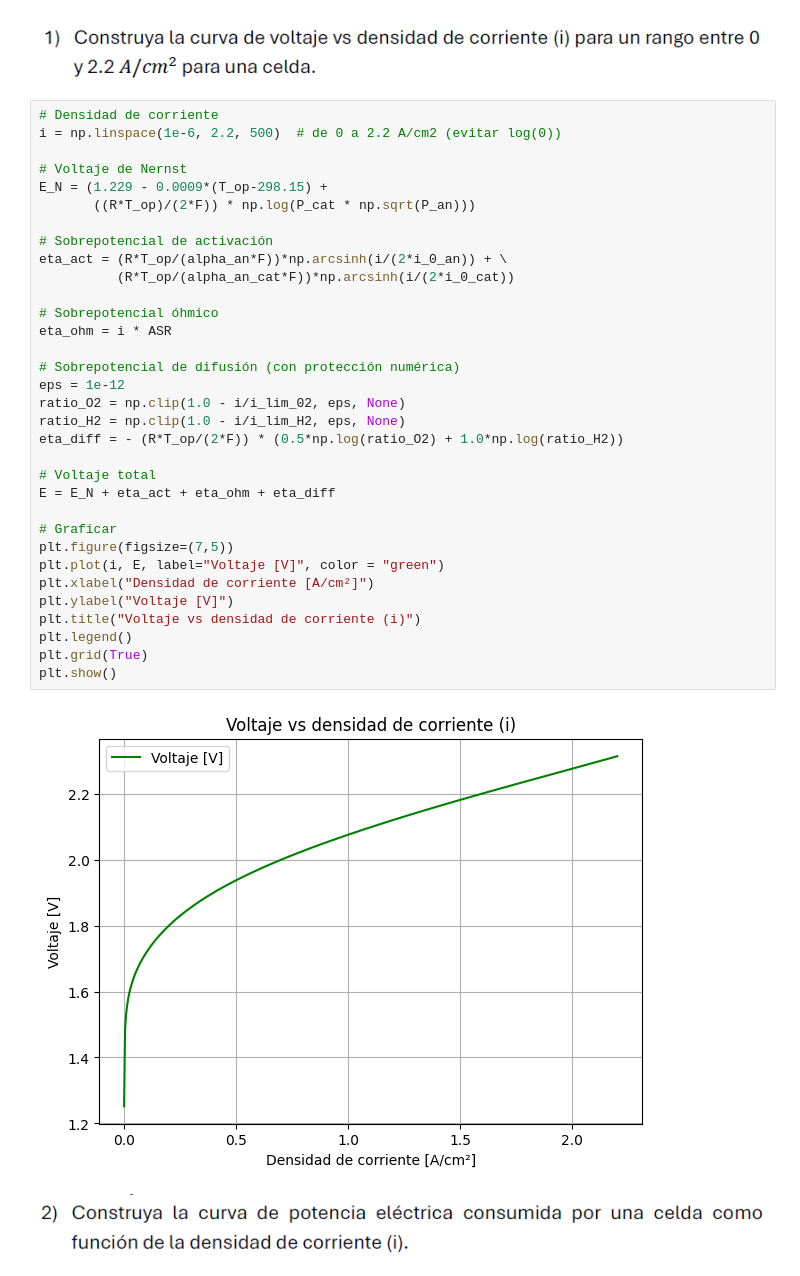
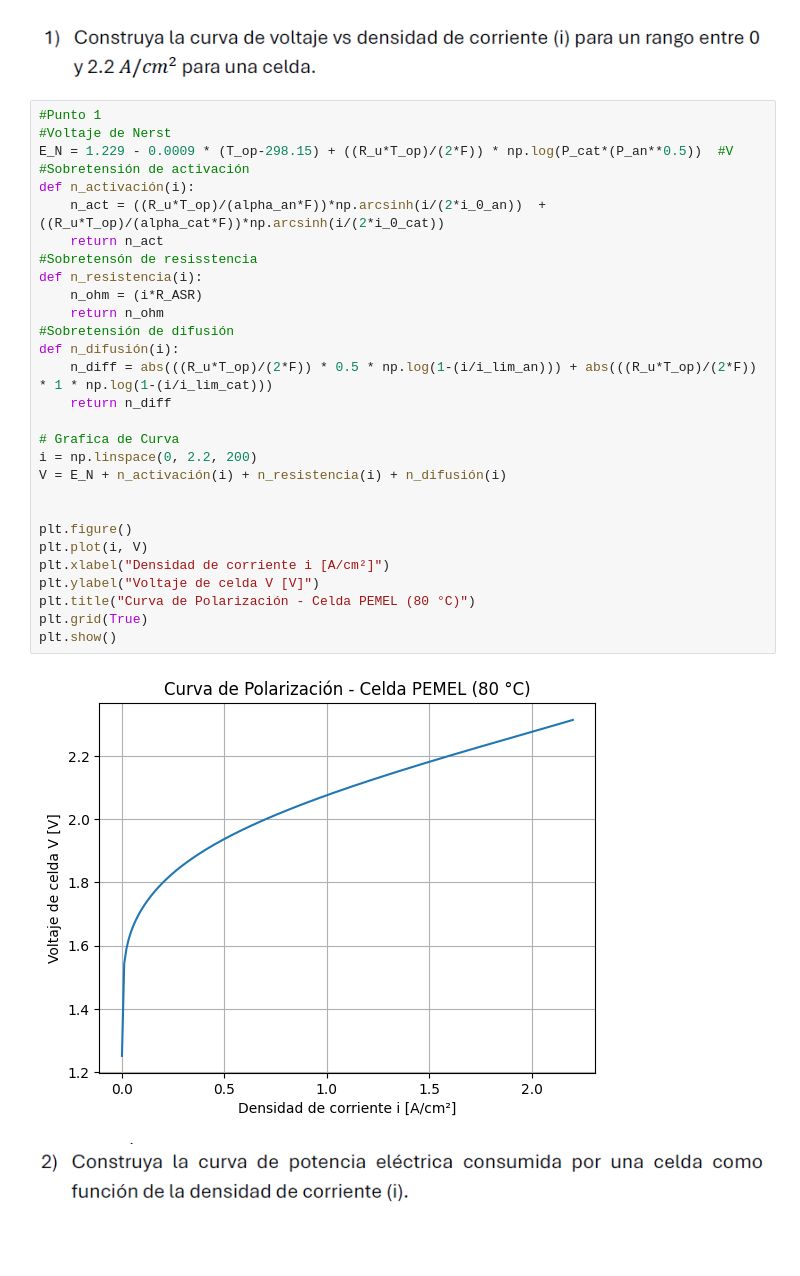
Before and after one commit to SantiagoAcostaMarino/Hidrogeno_Parcial, a Jupyter notebook: Parcial.ipynb, the cells around one changed output. Drawn from its saved outputs; the diff is of its cells as text; blank space fills up the shorter version.

```diff
--- a/Parcial.ipynb
+++ b/Parcial.ipynb
@@ -24,40 +26,36 @@ n_celdas = 300 # numero de celdas
 # %% [markdown]
 ![image.png](attachment:image.png)
 # %%
-# Densidad de corriente
-i = np.linspace(1e-6, 2.2, 500)  # de 0 a 2.2 A/cm2 (evitar log(0))
+#Punto 1
+#Voltaje de Nerst
+E_N = 1.229 - 0.0009 * (T_op-298.15) + ((R_u*T_op)/(2*F)) * np.log(P_cat*(P_an**0.5))  #V
+#Sobretensión de activación
+def n_activación(i):
+    n_act = ((R_u*T_op)/(alpha_an*F))*np.arcsinh(i/(2*i_0_an))  + ((R_u*T_op)/(alpha_cat*F))*np.arcsinh(i/(2*i_0_cat))
+    return n_act
+#Sobretensón de resisstencia
+def n_resistencia(i):
+    n_ohm = (i*R_ASR)
+    return n_ohm
+#Sobretensión de difusión
+def n_difusión(i):
+    n_diff = abs(((R_u*T_op)/(2*F)) * 0.5 * np.log(1-(i/i_lim_an))) + abs(((R_u*T_op)/(2*F)) * 1 * np.log(1-(i/i_lim_cat)))
+    return n_diff
 
-# Voltaje de Nernst
-E_N = (1.229 - 0.0009*(T_op-298.15) +
-       ((R*T_op)/(2*F)) * np.log(P_cat * np.sqrt(P_an)))
+# Grafica de Curva
+i = np.linspace(0, 2.2, 200)
+V = E_N + n_activación(i) + n_resistencia(i) + n_difusión(i)
 
-# Sobrepotencial de activación
-eta_act = (R*T_op/(alpha_an*F))*np.arcsinh(i/(2*i_0_an)) + \
-          (R*T_op/(alpha_an_cat*F))*np.arcsinh(i/(2*i_0_cat))
 
-# Sobrepotencial óhmico
-eta_ohm = i * ASR
-
-# Sobrepotencial de difusión (con protección numérica)
-eps = 1e-12
-ratio_O2 = np.clip(1.0 - i/i_lim_02, eps, None)
-ratio_H2 = np.clip(1.0 - i/i_lim_H2, eps, None)
-eta_diff = - (R*T_op/(2*F)) * (0.5*np.log(ratio_O2) + 1.0*np.log(ratio_H2))
-
-# Voltaje total
-E = E_N + eta_act + eta_ohm + eta_diff
-
-# Graficar
-plt.figure(figsize=(7,5))
-plt.plot(i, E, label="Voltaje [V]", color = "green")
-plt.xlabel("Densidad de corriente [A/cm²]")
-plt.ylabel("Voltaje [V]")
-plt.title("Voltaje vs densidad de corriente (i)")
-plt.legend()
+plt.figure()
+plt.plot(i, V)
+plt.xlabel("Densidad de corriente i [A/cm²]")
+plt.ylabel("Voltaje de celda V [V]")
+plt.title("Curva de Polarización - Celda PEMEL (80 °C)")
 plt.grid(True)
 plt.show()
 # %% [output]
-[figure, old version]
+[figure, new version]
 # %% [markdown]
 ![image.png](attachment:image.png)
 # %%
```
Also changed, not shown: parts of 6 cells of this notebook.
